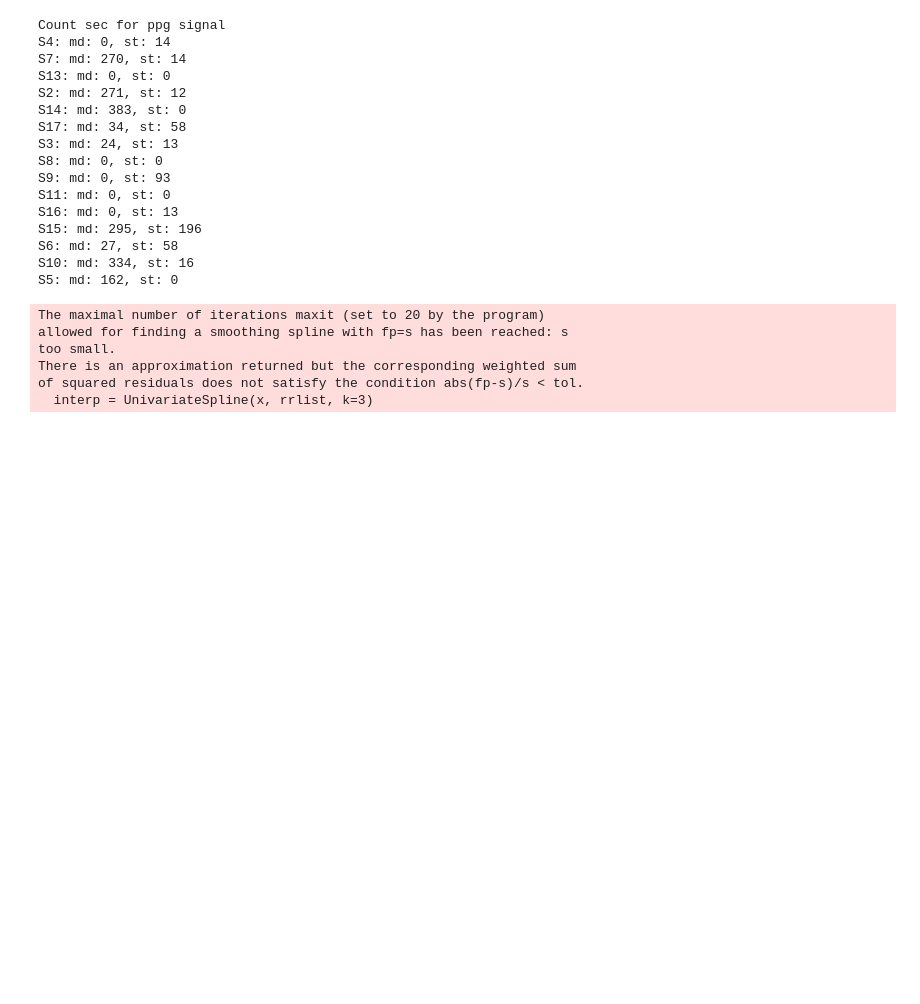
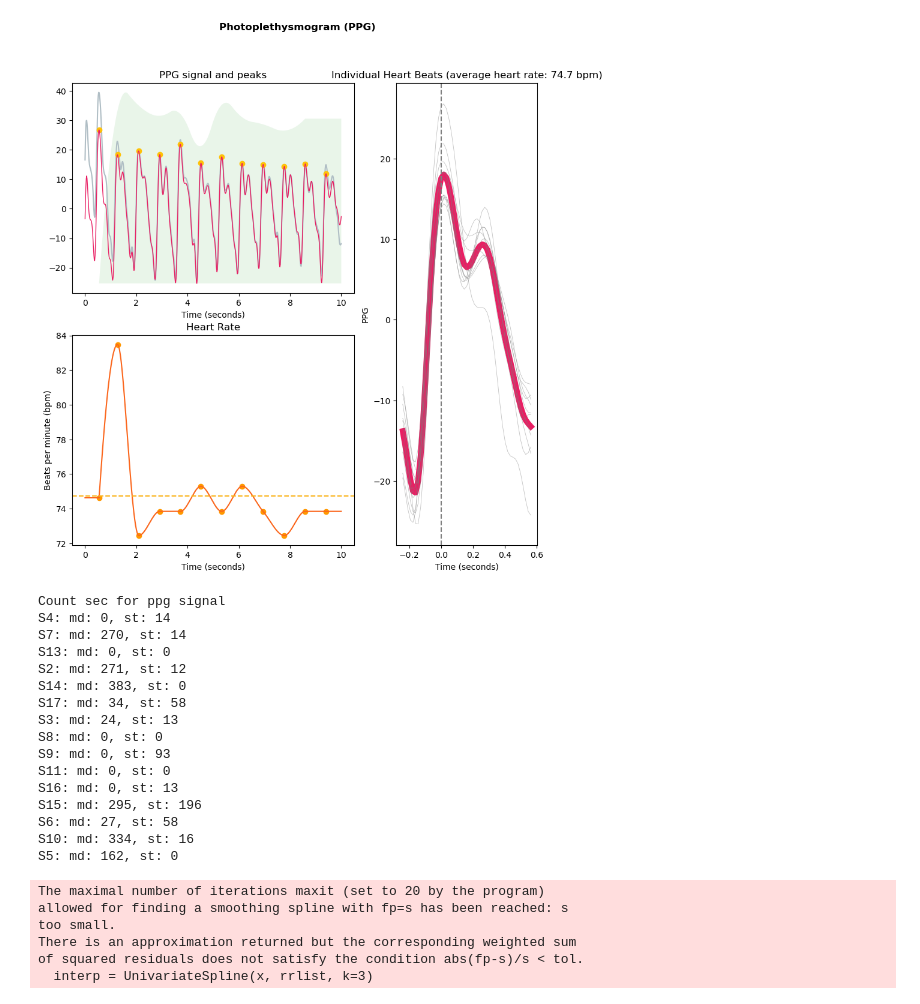
Before and after one commit to IlyaKarakulin/Stress-level-by-PPG, a Jupyter notebook: 4) build_dataset.ipynb, the cells around one changed output. Drawn from its saved outputs; the diff is of its cells as text; code cells hidden in the pictures; blank space fills up the shorter version.

```diff
--- a/4) build_dataset.ipynb
+++ b/4) build_dataset.ipynb
@@ -4,5 +5,10 @@ import heartpy as hp
 # %%
 data = pd.read_pickle(f'/home/ilya/Documents/stress-level-by-PPG/filt_dataset.pkl')
+# %%
+signals, info = nk.ppg_process(data['S15']['PPG_medit'][0:10 * 64], sampling_rate=64)
+nk.ppg_plot(signals, info)
+# %% [output]
+[figure, added]
 # %%
 print(f'Count sec for ppg signal')
 
```
Also changed, not shown: parts of 2 cells of this notebook, 4 other files.
